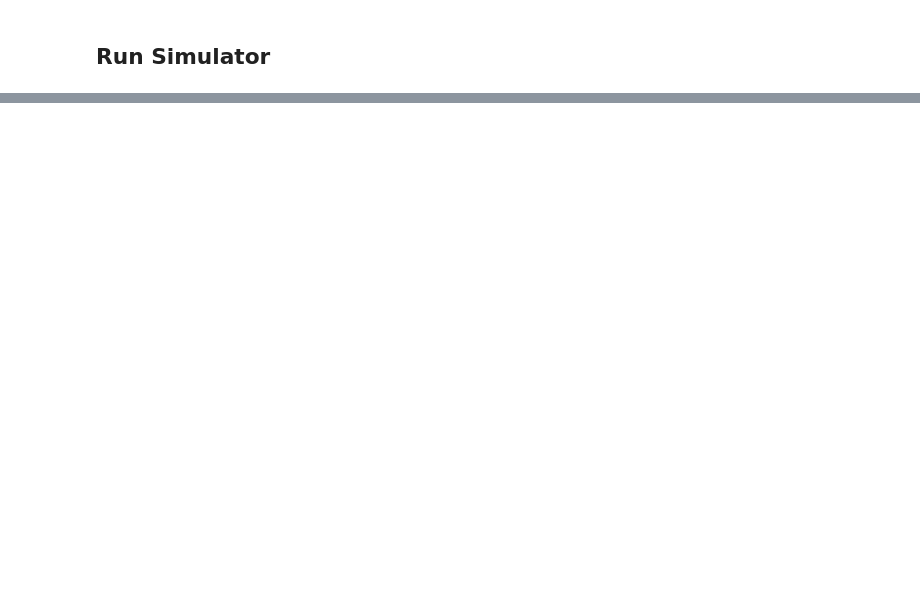
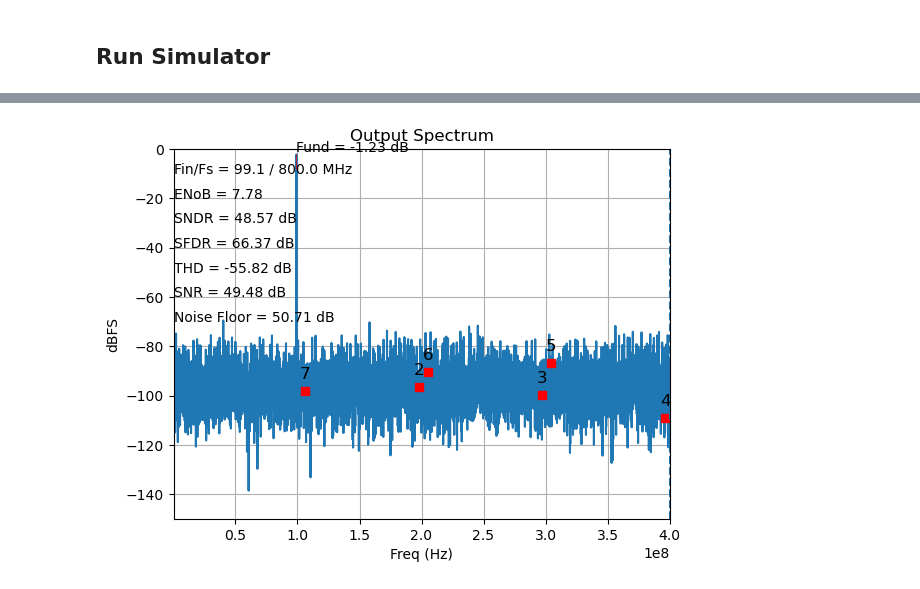
Before and after one commit to lin-k23/SAR_ADC, a Jupyter notebook: sim.ipynb, the cells around one changed output, grey strips where cells are left out. Drawn from its saved outputs; the diff is of its cells as text; code cells hidden in the pictures; blank space fills up the shorter version.

```diff
--- a/sim.ipynb
+++ b/sim.ipynb
@@ -42,14 +22,10 @@ from util.display_dataframe import display_dataframe
 # %%
 mdl = preset_mdl()
 pr = preset_pr()
-pr['conf_name'] = str(interact.Dropdown(
-    options=['sar', 'tisar', 'pipesar2s', 'nssar1o1c', 'nssar1o1ccp'],
-    value='tisar',
-    description='Configuration:',
-    disabled=False,
-))
+pr['conf_name'] = input("sar/tisar/nssar1o1c/nssar1o1ccp/pipesar2s")
 config_file_path = os.path.join("..\config",pr['conf_name'])
 # print(config_file_path)
+
 pr_loaded = load_assembler_xlsx(config_file_path)
 
 # update pr with pr_loaded
@@ -80,0 +54,6 @@ Configuration Information for tisar
+# %%
+da = RISCA_core(mdl, pr, signal_source(pr, mdl))
+test = Analyser(da, pr)
+test.mode_analyser()
+# %% [output]
+[figure, added]
```
Also changed, not shown: parts of 5 cells of this notebook, 10 other files.
